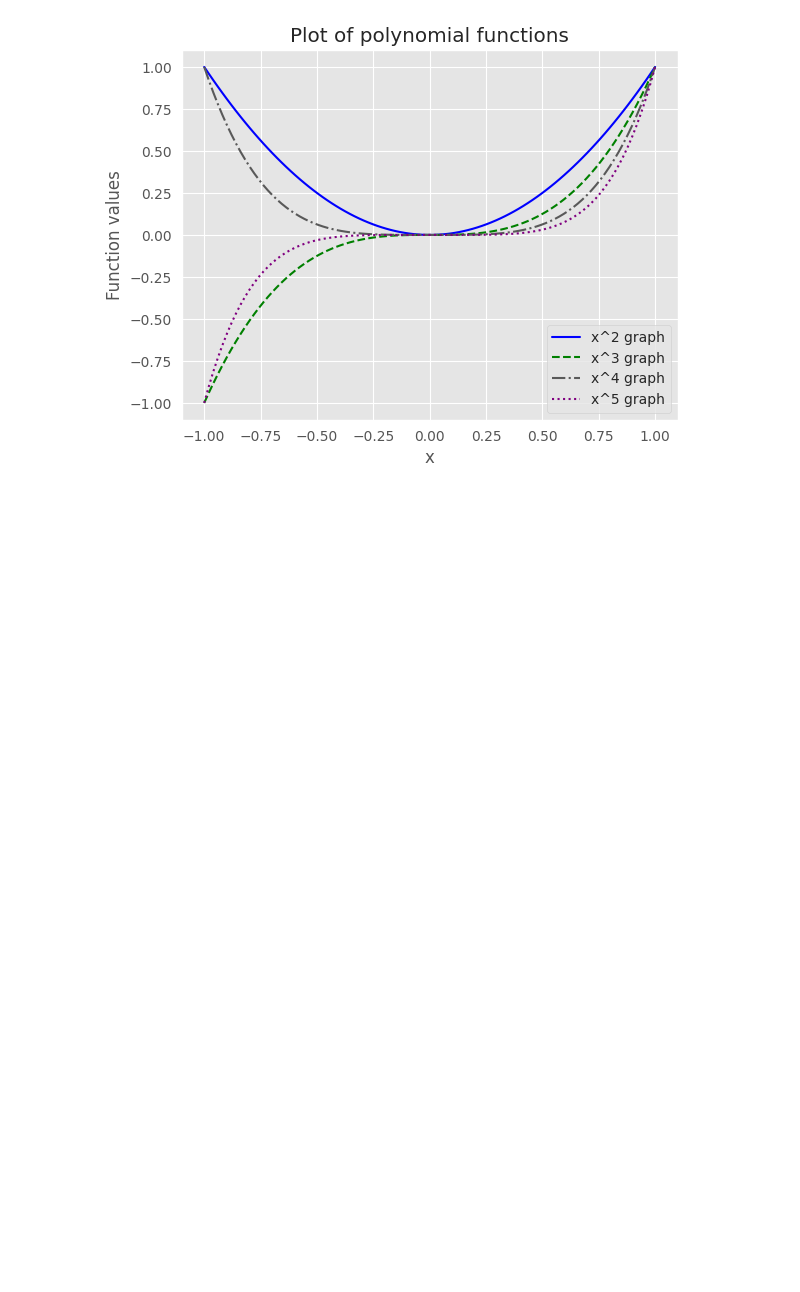
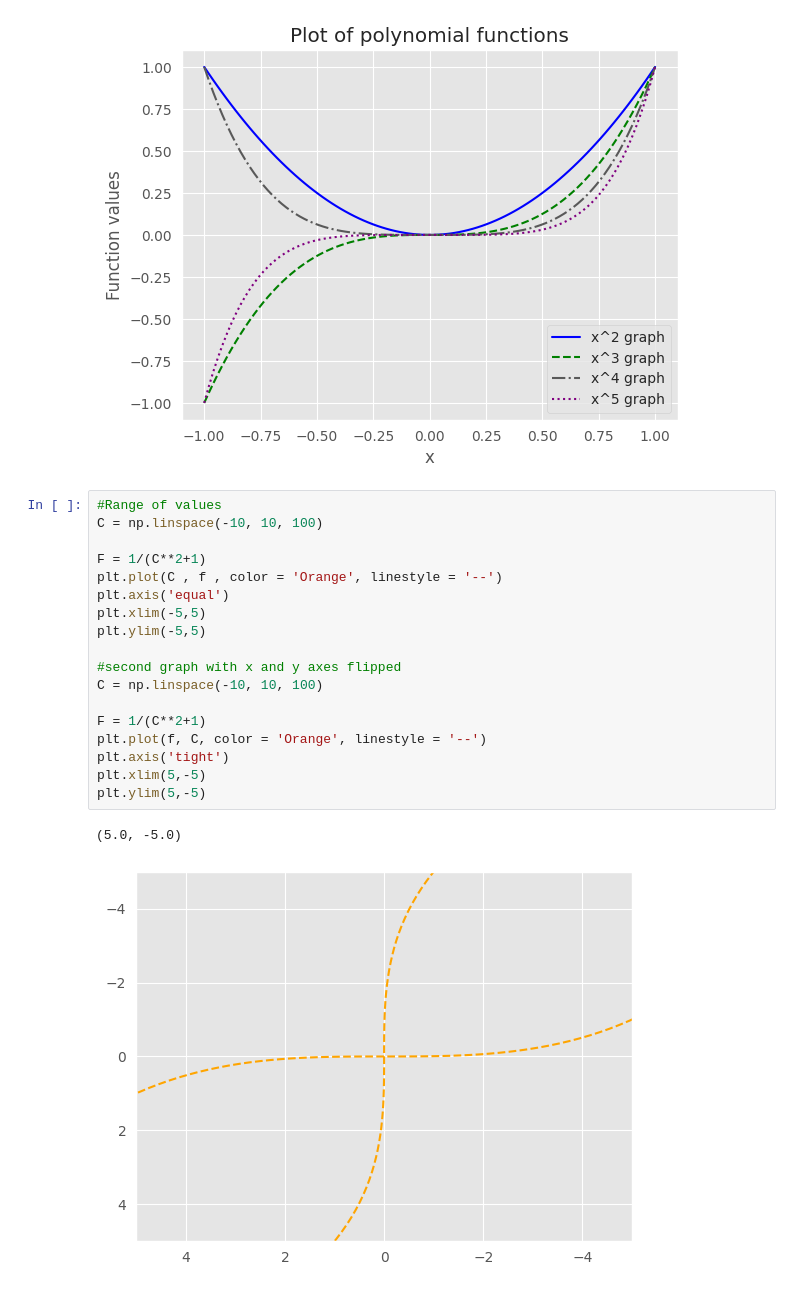
Before and after one commit to alexkardan/Data110, a Jupyter notebook: matplotlib_assignment.ipynb, the cells around one changed output. Cells and saved outputs as stored; diff of their text form; blank space fills up the shorter version.

Commit message:
Able to graph functions with different line styles, colors and more

```diff
--- a/matplotlib_assignment.ipynb
+++ b/matplotlib_assignment.ipynb
@@ -73,3 +73,24 @@ plt.legend()
 # %% [output]
 <matplotlib.legend.Legend at 0x...>
 [figure]
+# %%
+#Range of values
+C = np.linspace(-10, 10, 100)
+
+F = 1/(C**2+1)
+plt.plot(C , f , color = 'Orange', linestyle = '--')
+plt.axis('equal')
+plt.xlim(-5,5)
+plt.ylim(-5,5)
+
+#second graph with x and y axes flipped
+C = np.linspace(-10, 10, 100)
+
+F = 1/(C**2+1)
+plt.plot(f, C, color = 'Orange', linestyle = '--')
+plt.axis('tight')
+plt.xlim(5,-5)
+plt.ylim(5,-5)
+# %% [output]
+(5.0, -5.0)
+[figure, added]
```
Also changed, not shown: parts of 7 cells of this notebook.
